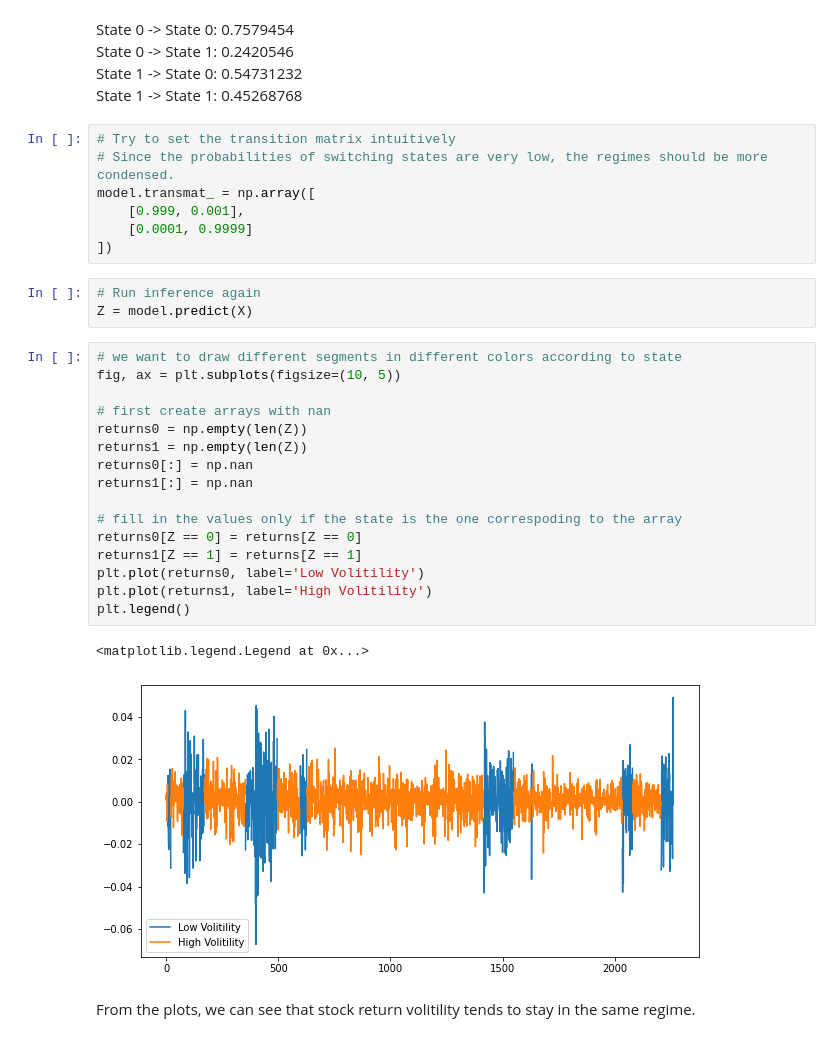
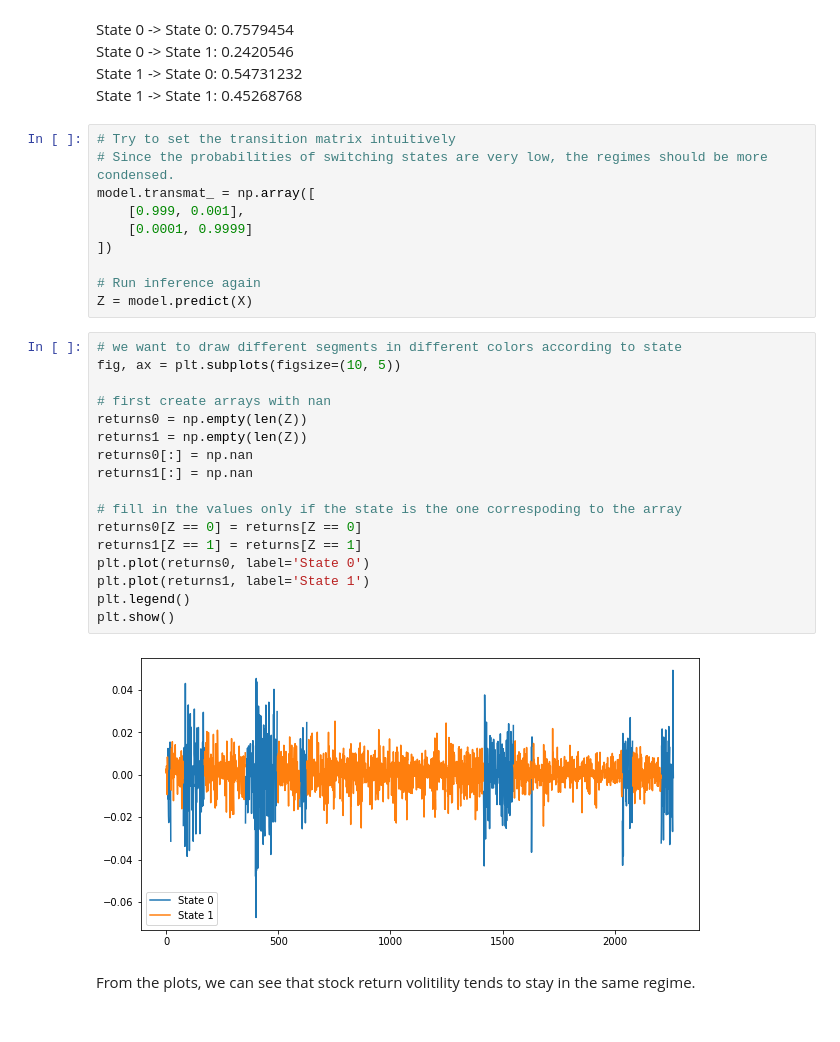
Before and after one commit to yuenshingyan/Financial-Engineering, a Jupyter notebook: Financial Engineering - Regime Detection and Sequence Modeling with Hidden Markov Model.ipynb, the cells around one changed output. Saved outputs shown, nothing was run; the diff lists cells and outputs as text.

```diff
--- a/Financial Engineering - Regime Detection and Sequence Modeling with Hidden Markov Model.ipynb
+++ b/Financial Engineering - Regime Detection and Sequence Modeling with Hidden Markov Model.ipynb
@@ -136,27 +134,27 @@ model.transmat_ = np.array([
     [0.999, 0.001],
     [0.0001, 0.9999]
 ])
+
+# Run inference again
+Z = model.predict(X)
-# %%
-# Run inference again
-Z = model.predict(X)
 # %%
 # we want to draw different segments in different colors according to state
 fig, ax = plt.subplots(figsize=(10, 5))
 
 # first create arrays with nan
 returns0 = np.empty(len(Z))
 returns1 = np.empty(len(Z))
 returns0[:] = np.nan
 returns1[:] = np.nan
 
 # fill in the values only if the state is the one correspoding to the array
 returns0[Z == 0] = returns[Z == 0]
 returns1[Z == 1] = returns[Z == 1]
-plt.plot(returns0, label='Low Volitility')
-plt.plot(returns1, label='High Volitility')
+plt.plot(returns0, label='State 0')
+plt.plot(returns1, label='State 1')
 plt.legend()
+plt.show()
 # %% [output]
-<matplotlib.legend.Legend at 0x...>
-[figure, old version]
+[figure, new version]
 # %% [markdown]
 From the plots, we can see that stock return volitility tends to stay in the same regime.
```
Also changed, not shown: parts of 6 cells of this notebook.
